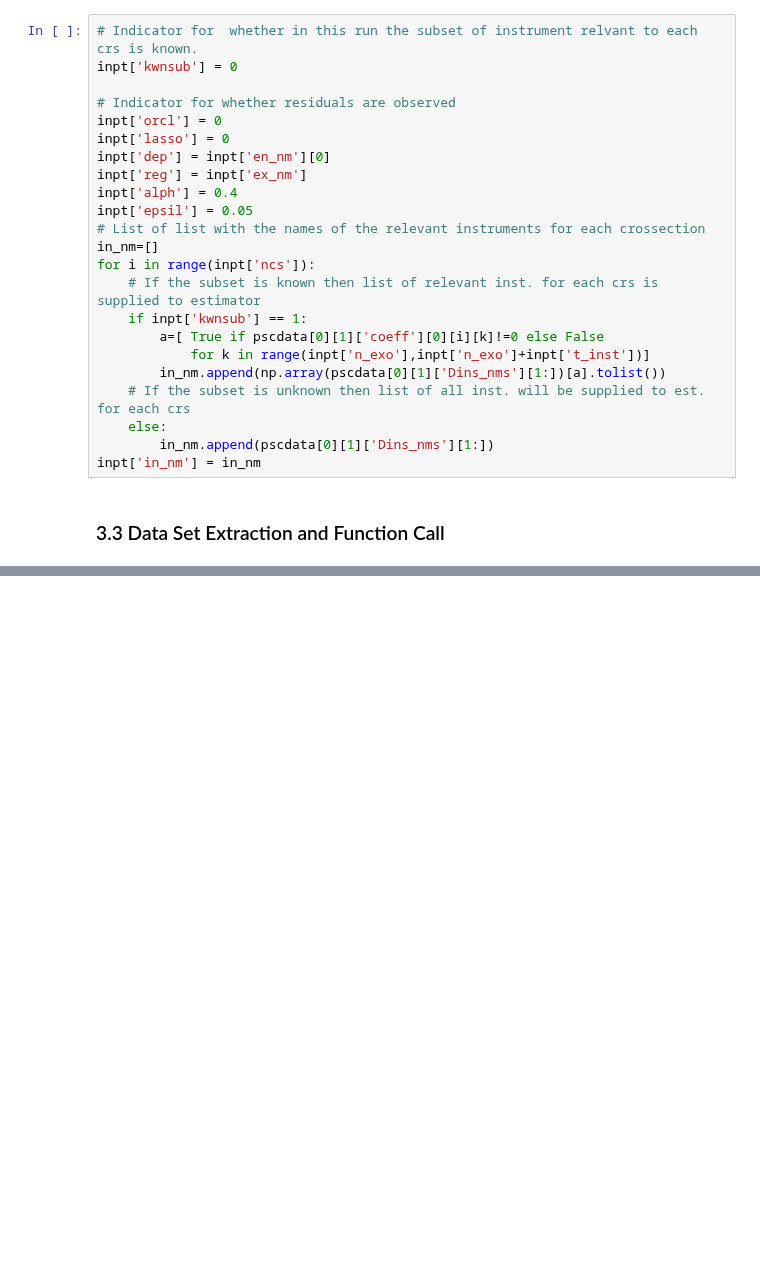
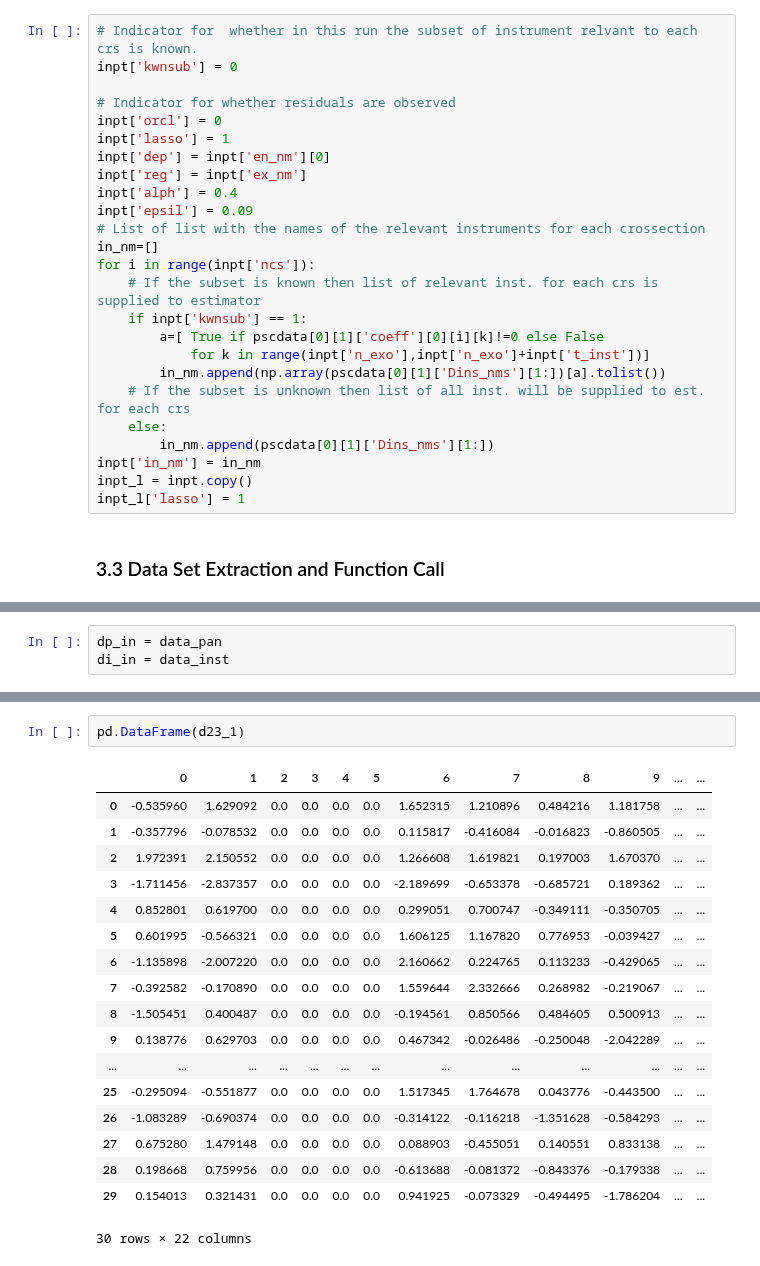
Before and after one commit to Existentialdredd/pan_sel_cntrl, a Jupyter notebook: lasso_test_w_pan.ipynb, the cells around one changed output, grey strips where cells are left out. Cells and saved outputs as stored; diff of their text form; blank space fills up the shorter version.

```diff
--- a/lasso_test_w_pan.ipynb
+++ b/lasso_test_w_pan.ipynb
@@ -371,11 +204,11 @@ inpt['kwnsub'] = 0
 
 # Indicator for whether residuals are observed
 inpt['orcl'] = 0
-inpt['lasso'] = 0
+inpt['lasso'] = 1
 inpt['dep'] = inpt['en_nm'][0]
 inpt['reg'] = inpt['ex_nm']
 inpt['alph'] = 0.4
-inpt['epsil'] = 0.05
+inpt['epsil'] = 0.09
 # List of list with the names of the relevant instruments for each crossection
 in_nm=[]
 for i in range(inpt['ncs']):
@@ -388,6 +221,8 @@ for i in range(inpt['ncs']):
     else:
         in_nm.append(pscdata[0][1]['Dins_nms'][1:])
 inpt['in_nm'] = in_nm
+inpt_l = inpt.copy()
+inpt_l['lasso'] = 1
 # %% [markdown]
 <h3> 3.3 Data Set Extraction and Function Call </h3>
 # %%
@@ -400,0 +233,3 @@ c = panel_fe(data_pan,data_inst,inpt)
+# %%
+dp_in = data_pan
+di_in = data_inst
@@ -400,0 +405,21 @@ c = panel_fe(data_pan,data_inst,inpt)
+# %%
+pd.DataFrame(d23_1)
+# %% [output]
+|  | 0 | 1 | 2 | 3 | 4 | 5 | 6 | 7 | 8 | 9 | ... | ... |
+| 0 | -0.535960 | 1.629092 | 0.0 | 0.0 | 0.0 | 0.0 | 1.652315 | 1.210896 | 0.484216 | 1.181758 | ... | ... |
+| 1 | -0.357796 | -0.078532 | 0.0 | 0.0 | 0.0 | 0.0 | 0.115817 | -0.416084 | -0.016823 | -0.860505 | ... | ... |
+| 2 | 1.972391 | 2.150552 | 0.0 | 0.0 | 0.0 | 0.0 | 1.266608 | 1.619821 | 0.197003 | 1.670370 | ... | ... |
+| 3 | -1.711456 | -2.837357 | 0.0 | 0.0 | 0.0 | 0.0 | -2.189699 | -0.653378 | -0.685721 | 0.189362 | ... | ... |
+| 4 | 0.852801 | 0.619700 | 0.0 | 0.0 | 0.0 | 0.0 | 0.299051 | 0.700747 | -0.349111 | -0.350705 | ... | ... |
+| 5 | 0.601995 | -0.566321 | 0.0 | 0.0 | 0.0 | 0.0 | 1.606125 | 1.167820 | 0.776953 | -0.039427 | ... | ... |
+| 6 | -1.135898 | -2.007220 | 0.0 | 0.0 | 0.0 | 0.0 | 2.160662 | 0.224765 | 0.113233 | -0.429065 | ... | ... |
+| 7 | -0.392582 | -0.170890 | 0.0 | 0.0 | 0.0 | 0.0 | 1.559644 | 2.332666 | 0.268982 | -0.219067 | ... | ... |
+| 8 | -1.505451 | 0.400487 | 0.0 | 0.0 | 0.0 | 0.0 | -0.194561 | 0.850566 | 0.484605 | 0.500913 | ... | ... |
+| 9 | 0.138776 | 0.629703 | 0.0 | 0.0 | 0.0 | 0.0 | 0.467342 | -0.026486 | -0.250048 | -2.042289 | ... | ... |
+| ... | ... | ... | ... | ... | ... | ... | ... | ... | ... | ... | ... | ... |
+| 25 | -0.295094 | -0.551877 | 0.0 | 0.0 | 0.0 | 0.0 | 1.517345 | 1.764678 | 0.043776 | -0.443500 | ... | ... |
+| 26 | -1.083289 | -0.690374 | 0.0 | 0.0 | 0.0 | 0.0 | -0.314122 | -0.116218 | -1.351628 | -0.584293 | ... | ... |
+| 27 | 0.675280 | 1.479148 | 0.0 | 0.0 | 0.0 | 0.0 | 0.088903 | -0.455051 | 0.140551 | 0.833138 | ... | ... |
+| 28 | 0.198668 | 0.759956 | 0.0 | 0.0 | 0.0 | 0.0 | -0.613688 | -0.081372 | -0.843376 | -0.179338 | ... | ... |
+| 29 | 0.154013 | 0.321431 | 0.0 | 0.0 | 0.0 | 0.0 | 0.941925 | -0.073329 | -0.494495 | -1.786204 | ... | ... |
+30 rows × 22 columns
```
Also changed, not shown: parts of 12 cells of this notebook, 5 other files.
